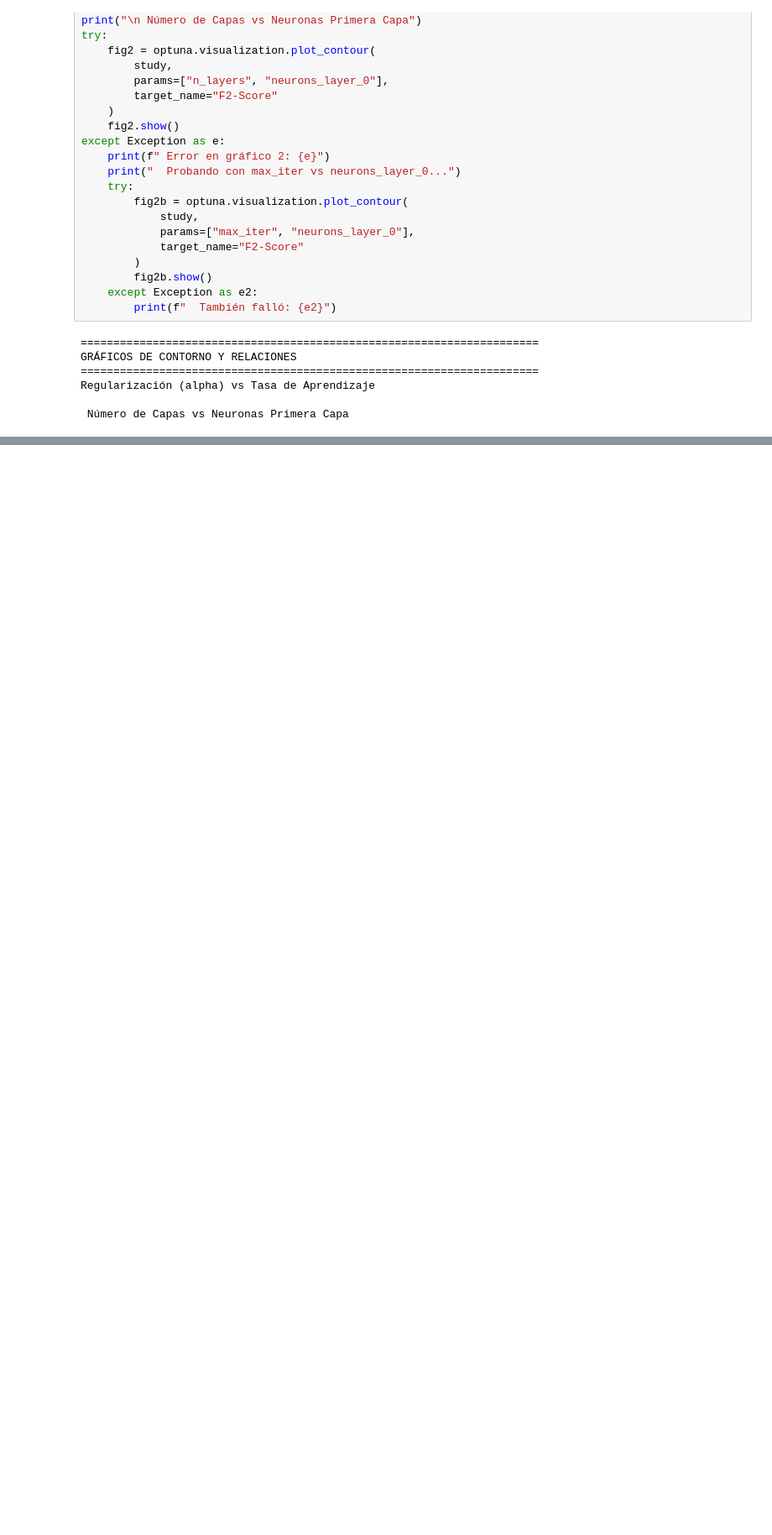
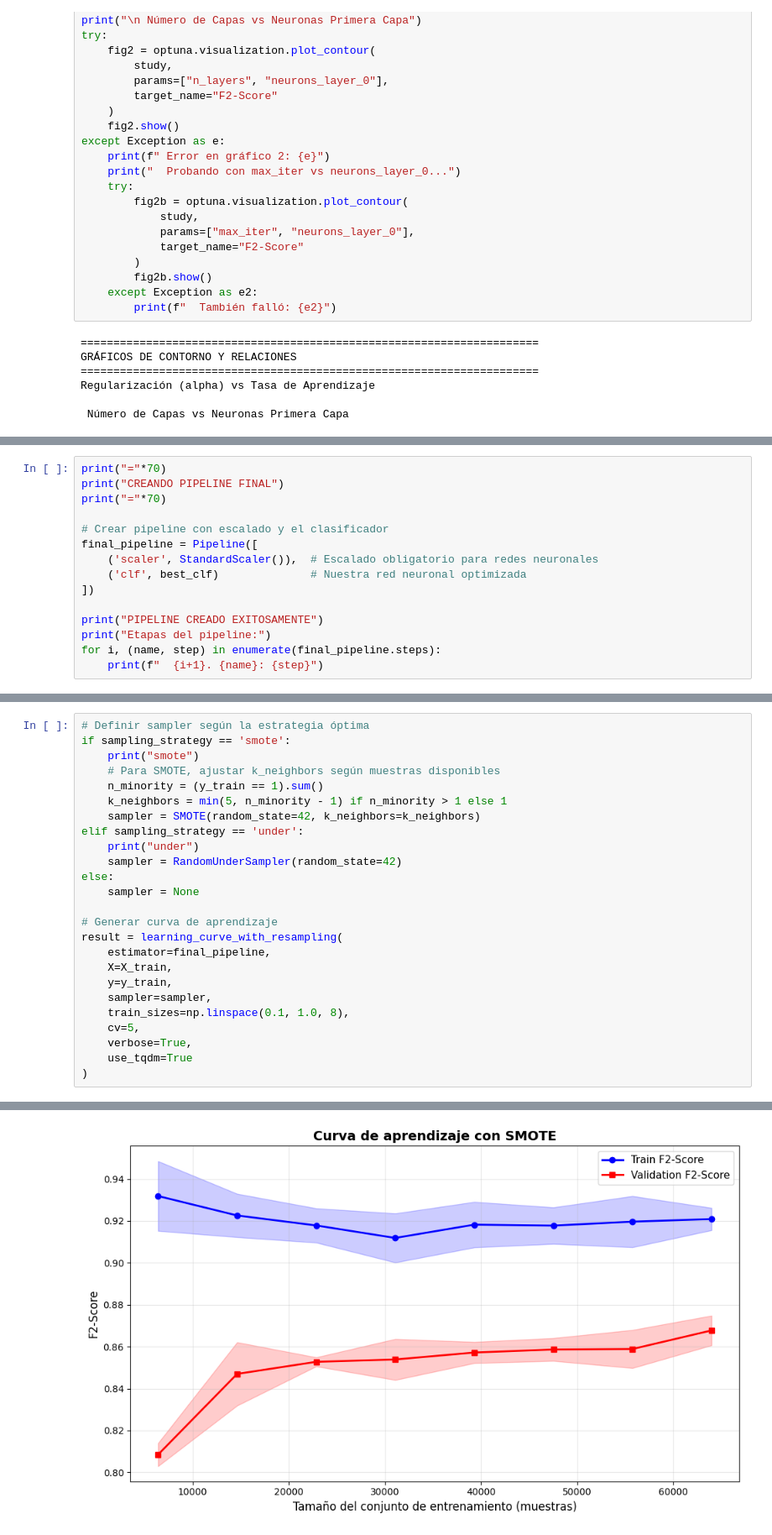
Before and after one commit to HadrianC-hub/Machine-Learning-Project, a Jupyter notebook: src/probl1_NN.ipynb, the cells around one changed output, grey strips where cells are left out. Shown at 84% size. Drawn from its saved outputs; the diff is of its cells as text; blank space fills up the shorter version.

```diff
--- a/src/probl1_NN.ipynb
+++ b/src/probl1_NN.ipynb
@@ -414,0 +511,15 @@ Regularización (alpha) vs Tasa de Aprendizaje
+# %%
+print("="*70)
+print("CREANDO PIPELINE FINAL")
+print("="*70)
+
+# Crear pipeline con escalado y el clasificador
+final_pipeline = Pipeline([
+    ('scaler', StandardScaler()),  # Escalado obligatorio para redes neuronales
+    ('clf', best_clf)              # Nuestra red neuronal optimizada
+])
+
+print("PIPELINE CREADO EXITOSAMENTE")
+print("Etapas del pipeline:")
+for i, (name, step) in enumerate(final_pipeline.steps):
+    print(f"  {i+1}. {name}: {step}")
@@ -414,0 +537,26 @@ Regularización (alpha) vs Tasa de Aprendizaje
+# %%
+# Definir sampler según la estrategia óptima
+if sampling_strategy == 'smote':
+    print("smote")
+    # Para SMOTE, ajustar k_neighbors según muestras disponibles
+    n_minority = (y_train == 1).sum()
+    k_neighbors = min(5, n_minority - 1) if n_minority > 1 else 1
+    sampler = SMOTE(random_state=42, k_neighbors=k_neighbors)
+elif sampling_strategy == 'under':
+    print("under")
+    sampler = RandomUnderSampler(random_state=42)
+else:
+    sampler = None
+
+# Generar curva de aprendizaje
+result = learning_curve_with_resampling(
+    estimator=final_pipeline,
+    X=X_train,
+    y=y_train,
+    sampler=sampler,
+    train_sizes=np.linspace(0.1, 1.0, 8),
+    cv=5,
+    verbose=True,
+    use_tqdm=True
+)
+# %% [output]
@@ -414,0 +653 @@ Regularización (alpha) vs Tasa de Aprendizaje
+[figure, added]
```
Also changed, not shown: parts of 4 cells of this notebook.
